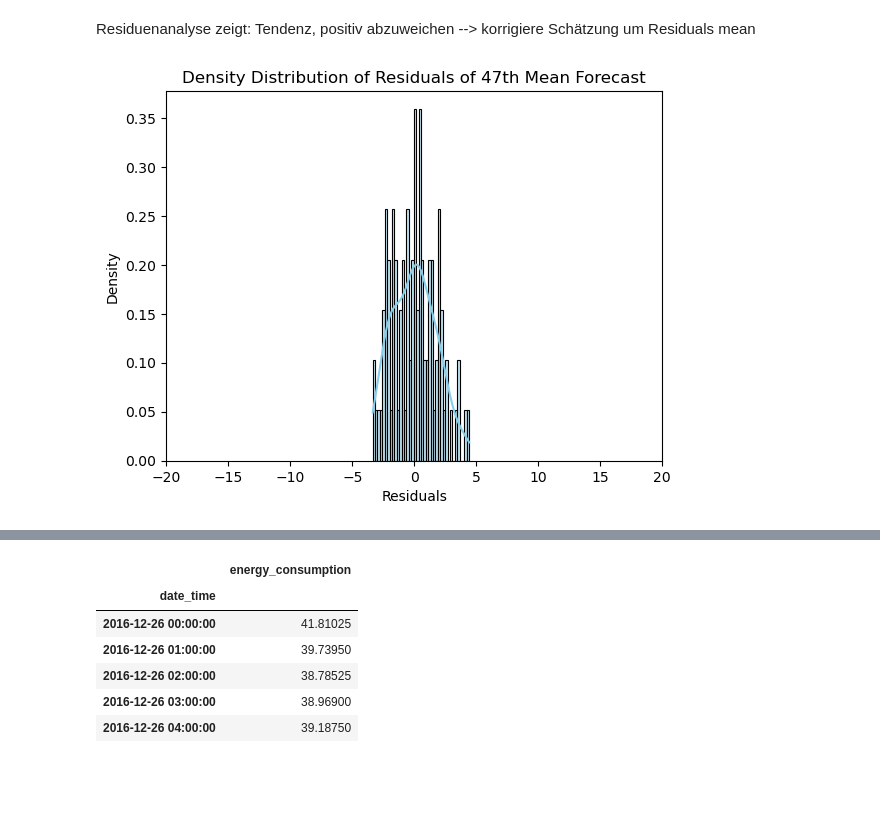
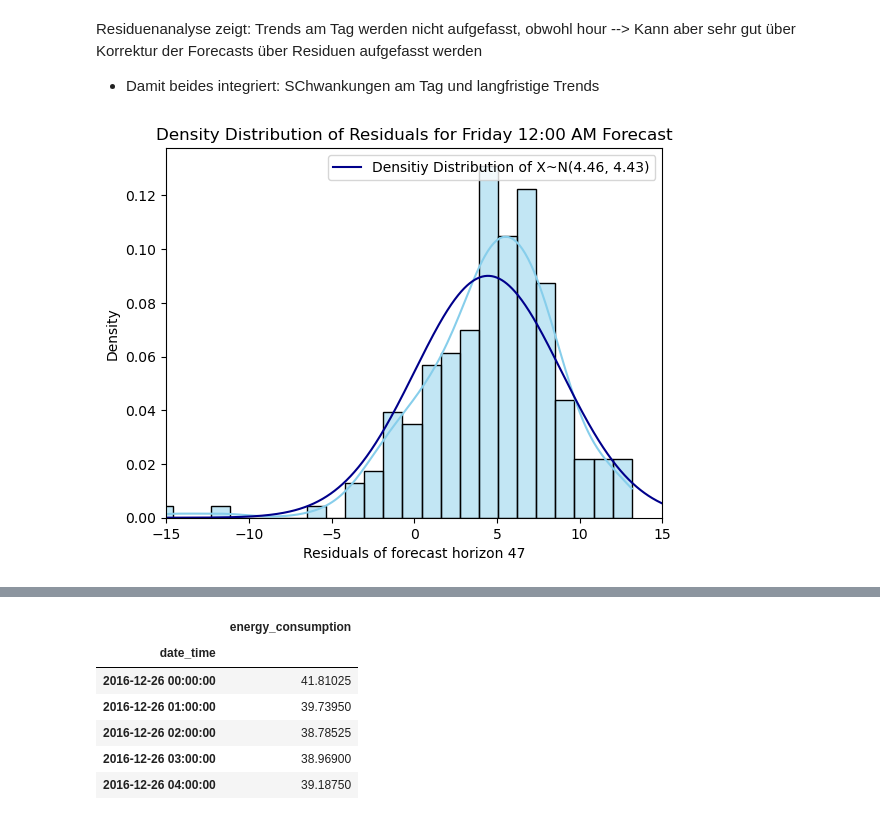
Before and after one commit to mweinreuter/PTSFC, a Jupyter notebook: energy_consumption/models/knn/knn.ipynb, the cells around one changed output, grey strips where cells are left out. Saved outputs shown, nothing was run; the diff lists cells and outputs as text; code cells hidden in the pictures; blank space fills up the shorter version.

```diff
--- a/energy_consumption/models/knn/knn.ipynb
+++ b/energy_consumption/models/knn/knn.ipynb
@@ -89,7 +86,7 @@ for train_index, test_index in tscv.split(X):
     xgb_predictions = xgb_model.predict(X_test)
 
     # KNNRegression
-    knn_model = KNeighborsRegressor(n_neighbors=11, weights='uniform')
+    knn_model = KNeighborsRegressor(n_neighbors=5, weights='distance')
     knn_model.fit(X_train, y_train)
     knn_predictions = knn_model.predict(X_test)
 
@@ -138,4 +111,0 @@ dtype: float64
-# %%
-X = X[20000:]
-y = y[20000:]
-y
@@ -156,0 +112,3 @@ y
+# %%
+for i in range(5):
+    X_train, X_test = energydata[:-i*168], energydata[-i*168:-i*168+100]
@@ -291,6 +237,5 @@ Nehme k=5
 # %%
 # Perform time series split
-tscv = TimeSeriesSplit(n_splits=200, test_size=100)
 indexes = list(range(100))
 
 residuals = pd.DataFrame()
@@ -299,17 +244,18 @@ for i in indexes:
     residuals[f'{i}'] = np.nan
     distances[f'{i}'] = np.nan
 
-for train_index, test_index in tscv.split(X):
+for i in range(2,200):
 
     print(f'start of iteration {i}')
 
-    X_train, X_test = X.iloc[train_index], X.iloc[test_index]
-    y_train, y_test = y.iloc[train_index], y.iloc[test_index]
+    # 168 = number of observations in one week, take latest obersvations for model training
+    X_train, X_test = X[:-i*168], X[-i*168:-i*168+100]
+    y_train, y_test = y[:-i*168], y[-i*168:-i*168+100]
     y_test = np.array(y_test['energy_consumption'])
 
     # Create a KNeighborsRegressor instance
     knn_model = KNeighborsRegressor(
-        n_neighbors=5, weights='distance')  # adjust
+        n_neighbors=13, weights='distance')  # adjust
     knn_model.fit(X_train, y_train)
 
     # estimate forecast means
@@ -321,7 +267,7 @@ for train_index, test_index in tscv.split(X):
     # safe
     residuals.loc[len(residuals)] = residuals_est
 
-    neigh_dist, neigh_ind = knn_model.kneighbors(X_test, 5)
+    neigh_dist, neigh_ind = knn_model.kneighbors(X_test, 13)
     distances.loc[len(distances)] = np.mean(neigh_dist, axis=1)
 
 residuals
@@ -485,20 +431,35 @@ plt.show()
-# %% [markdown]
-Residuenanalyse zeigt: Tendenz, positiv abzuweichen --> korrigiere Schätzung um Residuals mean
+# %% [markdown]
+Residuenanalyse zeigt: Trends am Tag werden nicht aufgefasst, obwohl hour --> Kann aber sehr gut über Korrektur der Forecasts über Residuen aufgefasst werden
+- Damit beides integriert: SChwankungen am Tag und langfristige Trends
 # %%
+import numpy as np
 import seaborn as sns
+import matplotlib.pyplot as plt
+from scipy.stats import norm, t
 
-array_47 = np.array(residuals.iloc[47]-np.mean(residuals.iloc[47]))
+# Your existing data
+array_47 = np.array(residuals.iloc[:, 47])
+std_47 = round(np.std(residuals.iloc[:, 47]), 2)
+mean_47 = round(np.mean(residuals.iloc[:, 47]), 2)
 
 # Create a density plot using seaborn
-sns.histplot(array_47, kde=True, stat="density", color="skyblue", bins=40)
+sns.histplot(array_47, kde=True, stat="density", color="skyblue", bins=30)
 
 # Add labels and title
-plt.xlabel('Residuals')
-plt.xlim(-20,20)
+plt.xlabel('Residuals of forecast horizon 47')
+plt.xlim(-15, 15)
 plt.ylabel('Density')
-plt.title('Density Distribution of Residuals of 47th Mean Forecast')
+plt.title('Density Distribution of Residuals for Friday 12:00 AM Forecast')
+
+# Plot standard normal distribution (mean=0, std=1)
+x = np.linspace(-15, 15, 1000)
+plt.plot(x, norm.pdf(x, mean_47, std_47),
+         label=f'Densitiy Distribution of X~N({mean_47}, {std_47})', color='darkblue')
+
+# Show legend
+plt.legend()
 
 # Show the plot
 plt.show()
 # %% [output]
-[figure, old version]
+[figure, new version]
```
Also changed, not shown: parts of 40 cells of this notebook, 20 other files.
